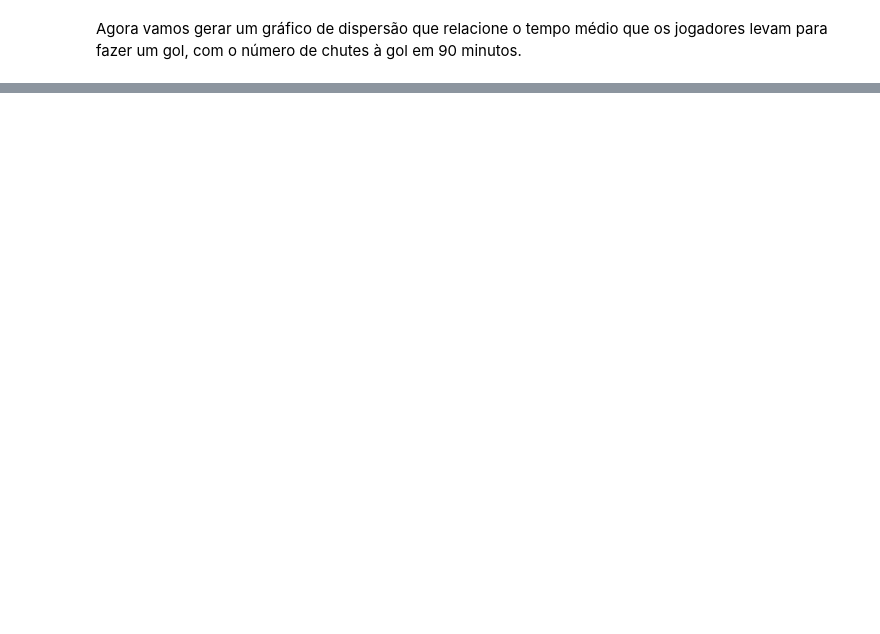
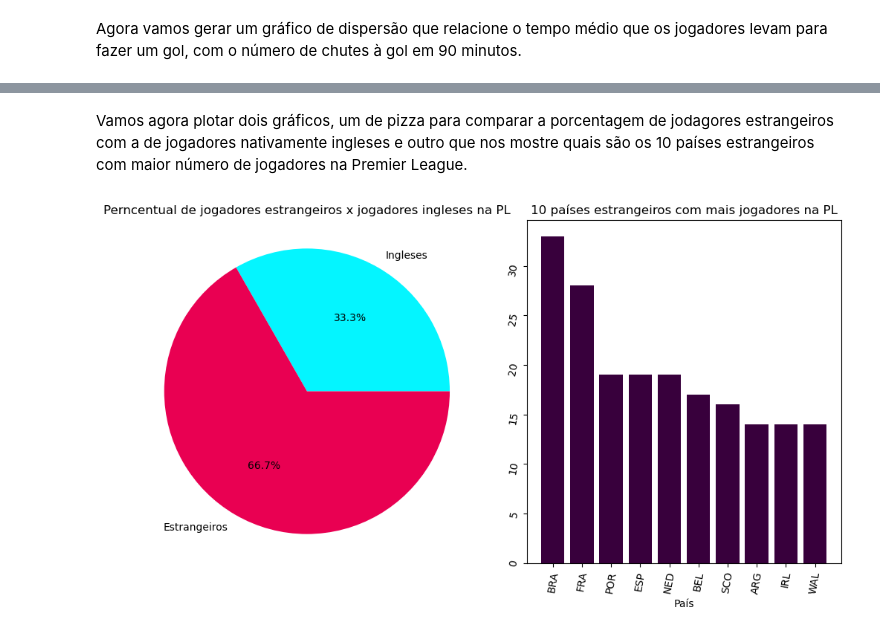
Before and after one commit to raveljalmeida/data-science, a Jupyter notebook: Documents/Projetos/Análise de Dados/github/Análise Premiere League/Trabalho.ipynb, the cells around one changed output, grey strips where cells are left out. Saved outputs shown, nothing was run; the diff lists cells and outputs as text; code cells hidden in the pictures; blank space fills up the shorter version.

Commit message:
Concluido geração dos gráficos e demais informações

```diff
--- a/Documents/Projetos/Análise de Dados/github/Análise Premiere League/Trabalho.ipynb
+++ b/Documents/Projetos/Análise de Dados/github/Análise Premiere League/Trabalho.ipynb
@@ -141,0 +149,25 @@ plt.show()
+# %% [markdown]
+Vamos agora plotar dois gráficos, um de pizza para comparar a porcentagem de jodagores estrangeiros com a de jogadores nativamente ingleses e outro que nos mostre quais são os 10 países estrangeiros com maior número de jogadores na Premier League.
+# %%
+dfFilter[dfFilter['Nation']=='ENG'].shape[0]
+
+fig, axs = plt.subplots(1, 2, figsize=(12,6))
+
+axs[0].pie([dfFilter[dfFilter['Nation']=='ENG'].shape[0], dfFilter[dfFilter['Nation']!='ENG'].shape[0]], labels = ['Ingleses', 'Estrangeiros'], autopct='%1.1f%%', colors=['#04f5ff', '#e90052'])
+axs[0].set_title('Perncentual de jogadores estrangeiros x jogadores ingleses na PL')
+axs[0].axis('equal')
+
+cont = dfFilter[dfFilter['Nation']!='ENG']
+cont = cont['Nation'].value_counts()
+cont = cont.sort_values(ascending=False)
+cont = cont.head(10)
+
+
+axs[1].bar(cont.index, cont, color='#38003c')
+axs[1].set_xlabel('País')
+axs[1].set_title('10 países estrangeiros com mais jogadores na PL')
+axs[1].tick_params(rotation=80)
+
+plt.show()
+# %% [output]
+[figure, added]
```
Also changed, not shown: parts of 7 cells of this notebook.
